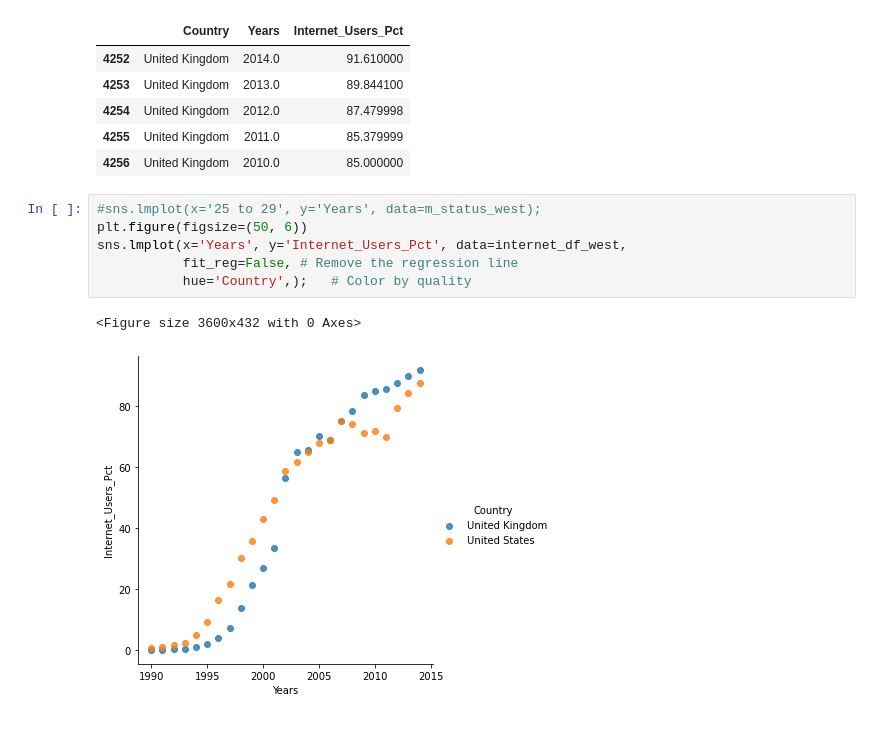
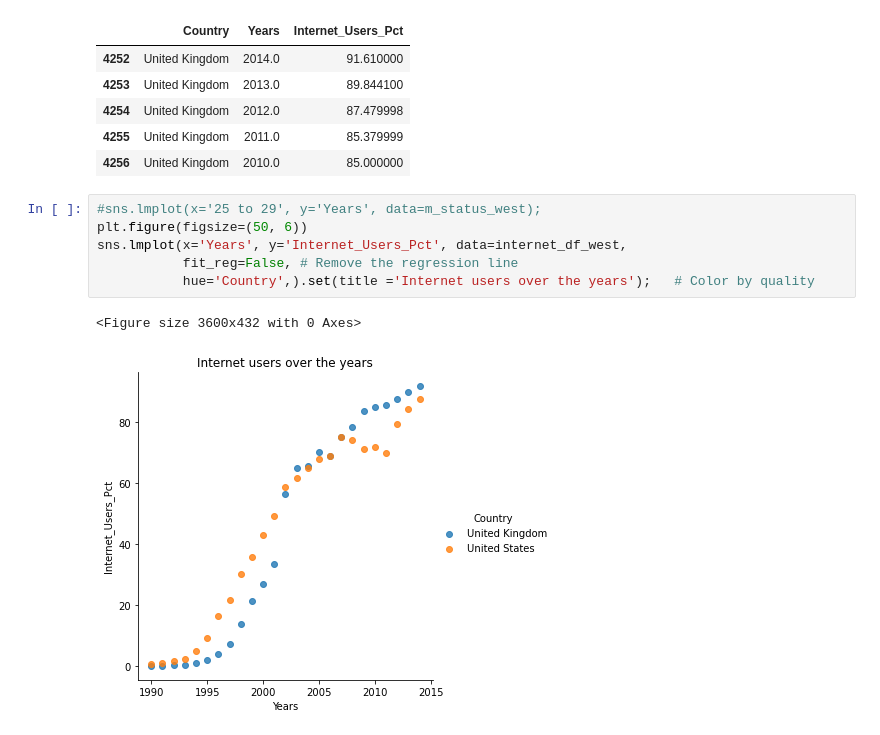
Before and after one commit to nss-data-science-cohort-4/dq1-undata-matthgray, a Jupyter notebook: un_data.ipynb, the cells around one changed output. Cells and saved outputs as stored; diff of their text form.

```diff
--- a/un_data.ipynb
+++ b/un_data.ipynb
@@ -790,11 +795,11 @@ internet_df_west.head()
 # %%
 #sns.lmplot(x='25 to 29', y='Years', data=m_status_west);
 plt.figure(figsize=(50, 6))
 sns.lmplot(x='Years', y='Internet_Users_Pct', data=internet_df_west,
            fit_reg=False, # Remove the regression line
-           hue='Country',);   # Color by quality
+           hue='Country',).set(title ='Internet users over the years');   # Color by quality
 # %% [output]
 <Figure size 3600x432 with 0 Axes>
-[figure, old version]
+[figure, new version]
 # %%
 internet_df_west.info()
```
Also changed, not shown: parts of 54 cells of this notebook.
